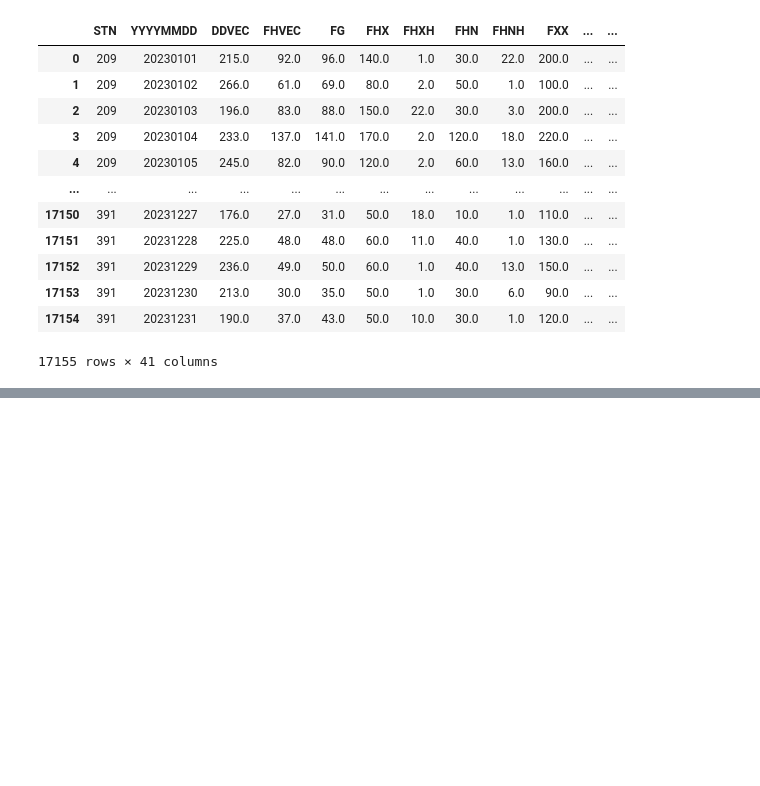
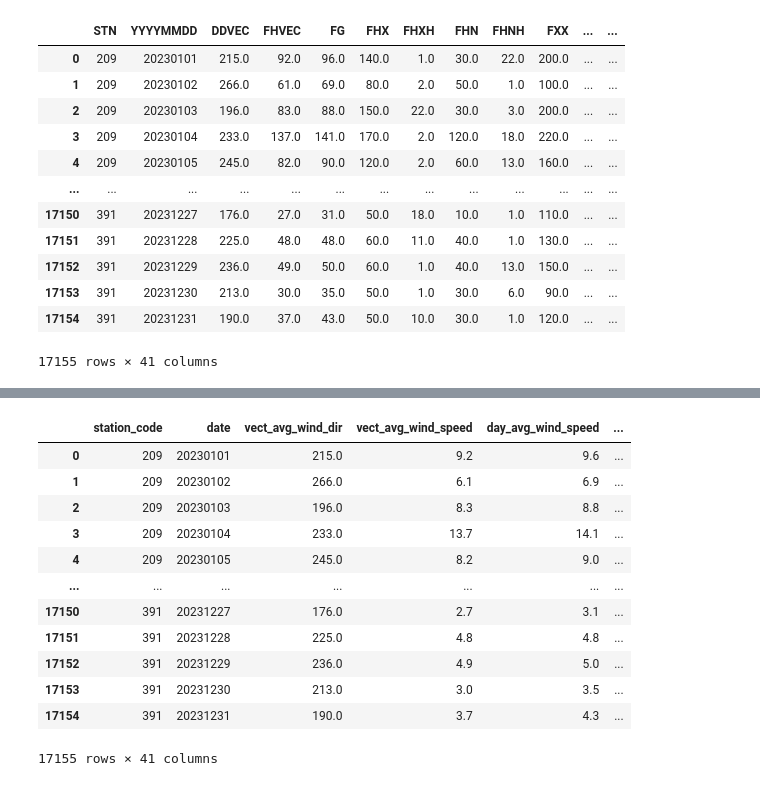
Before and after one commit to tomrooijakkers/data-science-portfolio, a Jupyter notebook: knmi-weather/01-get_knmi_data_examples.ipynb, the cells around one changed output, grey strips where cells are left out. Drawn from its saved outputs; the diff is of its cells as text; code cells hidden in the pictures; blank space fills up the shorter version.

Commit message:
Add working version of daily parameter transformation script

```diff
--- a/knmi-weather/01-get_knmi_data_examples.ipynb
+++ b/knmi-weather/01-get_knmi_data_examples.ipynb
@@ -114,3 +112,21 @@ df_stns
 | 47 | 377 | 5.763 | 51.198 | 30.0 | Ell |
 | 48 | 380 | 5.762 | 50.906 | 114.3 | Maastricht |
 | 49 | 391 | 6.197 | 51.498 | 19.5 | Arcen |
+# %%
+df_day_cleaned = knmi_meteo_transform.transform_param_values(df_day)
+# %%
+df_day_cleaned
+# %% [output]
+|  | station_code | date | vect_avg_wind_dir | vect_avg_wind_speed | day_avg_wind_speed | ... |
+| 0 | 209 | 20230101 | 215.0 | 9.2 | 9.6 | ... |
+| 1 | 209 | 20230102 | 266.0 | 6.1 | 6.9 | ... |
+| 2 | 209 | 20230103 | 196.0 | 8.3 | 8.8 | ... |
+| 3 | 209 | 20230104 | 233.0 | 13.7 | 14.1 | ... |
+| 4 | 209 | 20230105 | 245.0 | 8.2 | 9.0 | ... |
+| ... | ... | ... | ... | ... | ... | ... |
+| 17150 | 391 | 20231227 | 176.0 | 2.7 | 3.1 | ... |
+| 17151 | 391 | 20231228 | 225.0 | 4.8 | 4.8 | ... |
+| 17152 | 391 | 20231229 | 236.0 | 4.9 | 5.0 | ... |
+| 17153 | 391 | 20231230 | 213.0 | 3.0 | 3.5 | ... |
+| 17154 | 391 | 20231231 | 190.0 | 3.7 | 4.3 | ... |
+17155 rows × 41 columns
```
Also changed, not shown: parts of 6 cells of this notebook, 6 other files.
